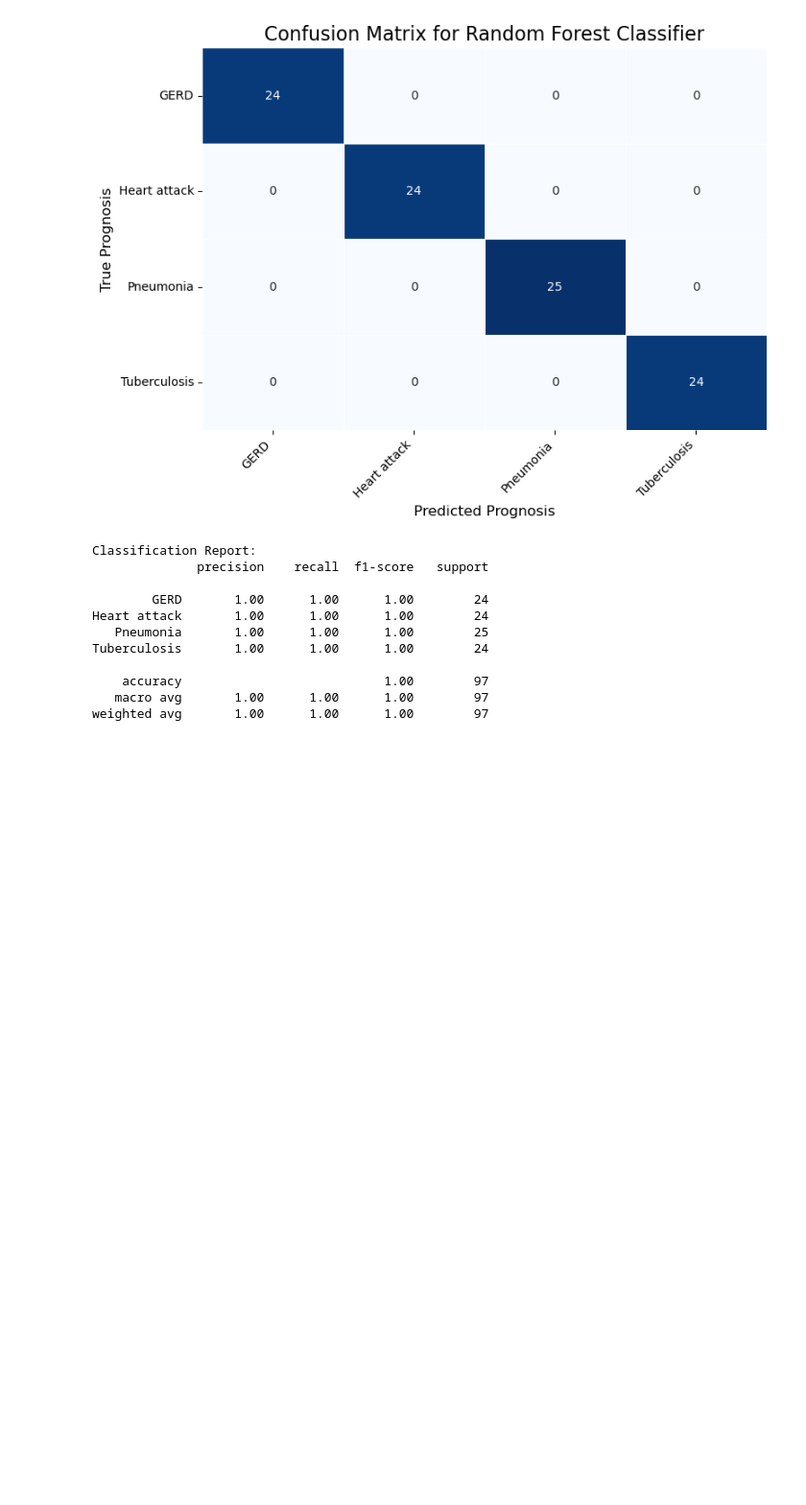
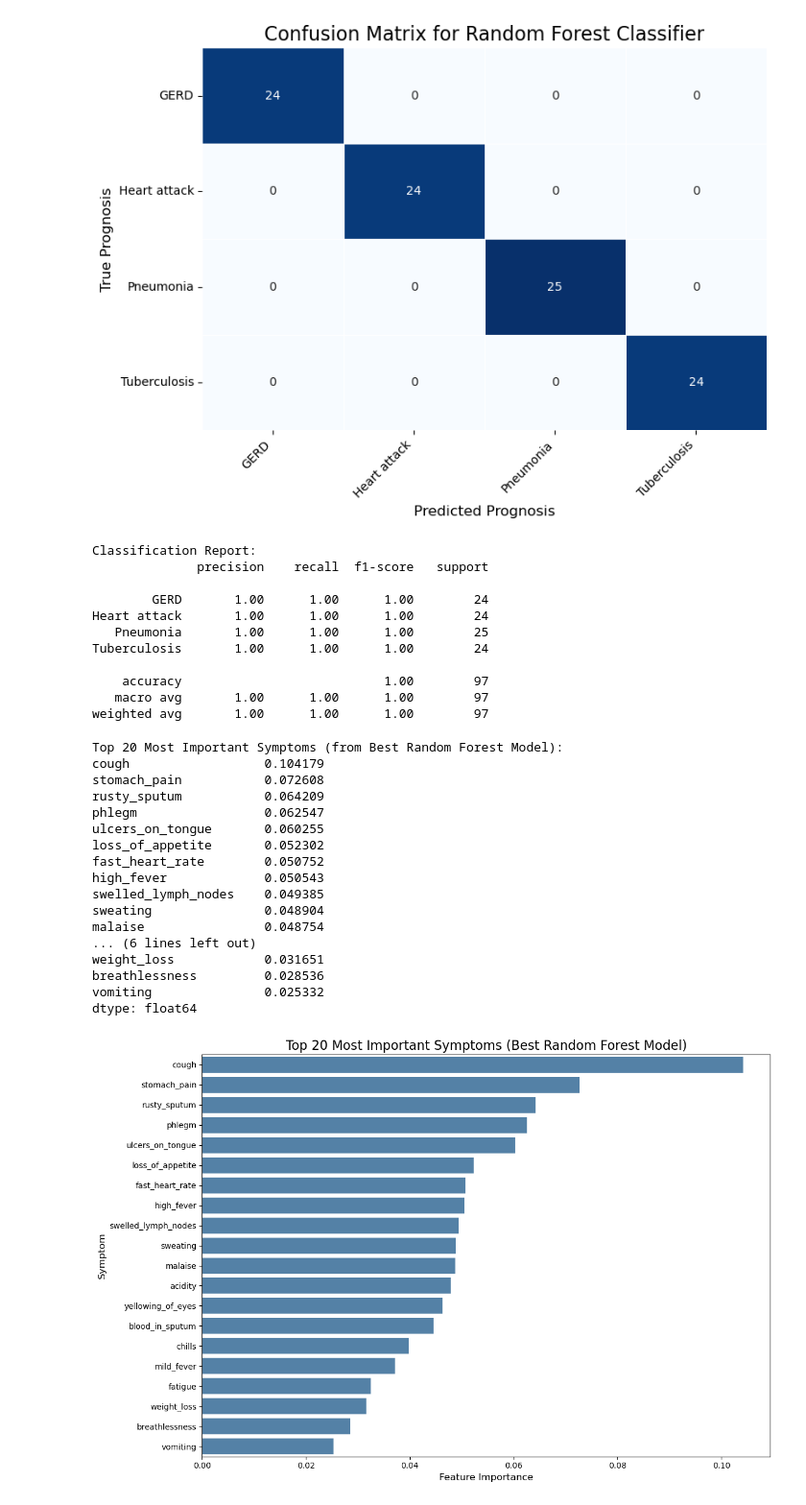
Before and after one commit to Robocoph/u_of_t_dsi_disease_prediction_ml_project, a Jupyter notebook: random_forest_model/u_of_t_dsi_project_random_forest.ipynb, the cells around one changed output. Shown at 96% size. Saved outputs shown, nothing was run; the diff lists cells and outputs as text; code cells hidden in the pictures; blank space fills up the shorter version.

Commit message:
adding readme and updated models

```diff
--- a/random_forest_model/u_of_t_dsi_project_random_forest.ipynb
+++ b/random_forest_model/u_of_t_dsi_project_random_forest.ipynb
@@ -185,0 +193,4 @@ y_pred = rf_model.predict(X_test)
+# %%
+# Define the cross-validation strategy
+# StratifiedKFold ensures each fold has the same proportion of classes as the full dataset.
+cv_strategy = StratifiedKFold(n_splits=5, shuffle=True, random_state=42)
@@ -185,0 +221,15 @@ y_pred = rf_model.predict(X_test)
+# %%
+print("Starting GridSearchCV for Hyperparameter Tuning...")
+grid_search.fit(X_train, y_train)
+
+print("\nGridSearchCV complete!")
+
+best_params = grid_search.best_params_
+print(f"\nBest Parameters found by GridSearchCV: {best_params}")
+
+best_score = grid_search.best_score_
+print(f"Best F1-weighted Score from GridSearchCV: {best_score:.4f}")
+
+best_rf_model = grid_search.best_estimator_
+print("\nBest Random Forest Model (from GridSearchCV):")
+print(best_rf_model)
@@ -241,3 +351,44 @@ Tuberculosis       1.00      1.00      1.00        24
     accuracy                           1.00        97
    macro avg       1.00      1.00      1.00        97
 weighted avg       1.00      1.00      1.00        97
+# %%
+# Lets find feature importances from Random Forest Model
+
+importances = best_rf_model.feature_importances_ # feature importance
+feature_importances = pd.Series(importances, index=X_train.columns) # Converted to a dataframe
+feature_importances_sorted = feature_importances.sort_values(ascending=False) # Sort by descending
+
+print("\nTop 20 Most Important Symptoms (from Best Random Forest Model):")
+print(feature_importances_sorted.head(20))
+
+# --- START OF EDITS for Visualization ---
+plt.figure(figsize=(12, 8)) # Standard size for bar plot
+sns.barplot(
+    x=feature_importances_sorted.head(20).values,
+    y=feature_importances_sorted.head(20).index,
+    color='steelblue' # Use a single color as requested, no palette
+    )
+plt.title('Top 20 Most Important Symptoms (Best Random Forest Model)', fontsize=16)
+plt.xlabel('Feature Importance', fontsize=12)
+plt.ylabel('Symptom', fontsize=12)
+plt.tight_layout()
+plt.show()
+# %% [output]
+Top 20 Most Important Symptoms (from Best Random Forest Model):
+cough                  0.104179
+stomach_pain           0.072608
+rusty_sputum           0.064209
+phlegm                 0.062547
+ulcers_on_tongue       0.060255
+loss_of_appetite       0.052302
+fast_heart_rate        0.050752
+high_fever             0.050543
+swelled_lymph_nodes    0.049385
+sweating               0.048904
+malaise                0.048754
+... (6 lines left out)
+weight_loss            0.031651
+breathlessness         0.028536
+vomiting               0.025332
+dtype: float64
+[figure, added]
```
Also changed, not shown: parts of 17 cells of this notebook, 5 other files.
